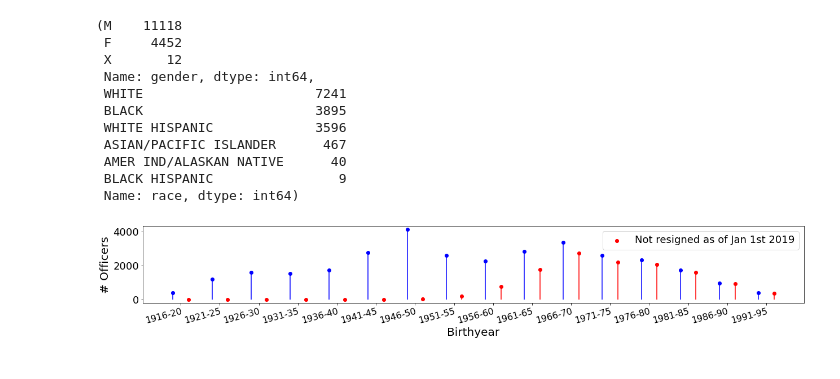
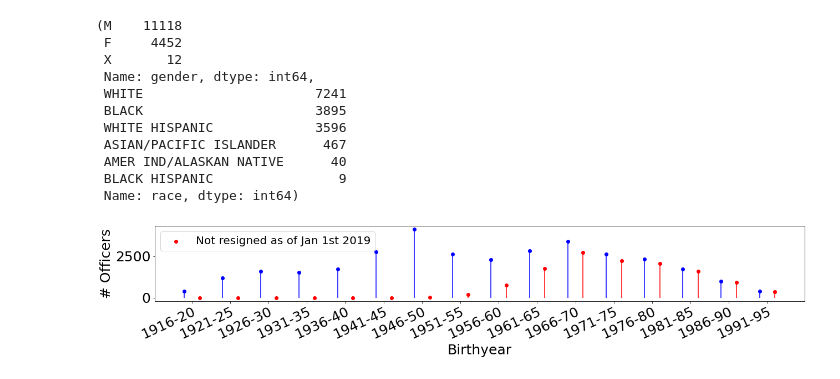
Before and after one commit to chicago-police-violence/data, a Jupyter notebook: examples/examples_roster.ipynb, the cells around one changed output. Saved outputs shown, nothing was run; the diff lists cells and outputs as text; code cells hidden in the pictures.

```diff
--- a/examples/examples_roster.ipynb
+++ b/examples/examples_roster.ipynb
@@ -114,21 +130,21 @@ act_gender_count, act_race_count
 # %%
 plt.figure(figsize = (21,2.5))
 ax = plt.subplot(111)
 
 plt.scatter(bins-1, binned, color = 'blue')
 plt.vlines(x = bins-1, ymin = np.zeros(len(bins)), ymax = binned, color = 'blue')
 
 plt.scatter(bins+1, act_binned, color = 'r', label = 'Not resigned as of Jan 1st 2019')
 plt.vlines(x = bins+1, ymin = np.zeros(len(bins)), ymax = act_binned, color = 'r')
 
 plt.xticks(bins, bins_text)
-plt.setp(ax.xaxis.get_majorticklabels(),rotation=15, ha="right", rotation_mode="anchor")
-plt.ylabel('# Officers', fontsize = 20)
-plt.xlabel('Birthyear', fontsize = 20)
-plt.xticks(fontsize = 16)
-plt.yticks(fontsize = 18)
-plt.legend(fontsize = 18, loc = '')
+plt.setp(ax.xaxis.get_majorticklabels(),rotation=25, ha="right", rotation_mode="anchor")
+plt.ylabel('# Officers', fontsize = 25)
+plt.xlabel('Birthyear', fontsize = 25)
+plt.xticks(fontsize = 25)
+plt.yticks(fontsize = 25)
+plt.legend(fontsize = 20, loc = 'upper left')
 plt.savefig('../doc/figs/history_by.pdf', dpi=1000, bbox_inches = 'tight')
 plt.show()
 # %% [output]
-[figure, old version]
+[figure, new version]
```
Also changed, not shown: parts of 2 cells of this notebook.
